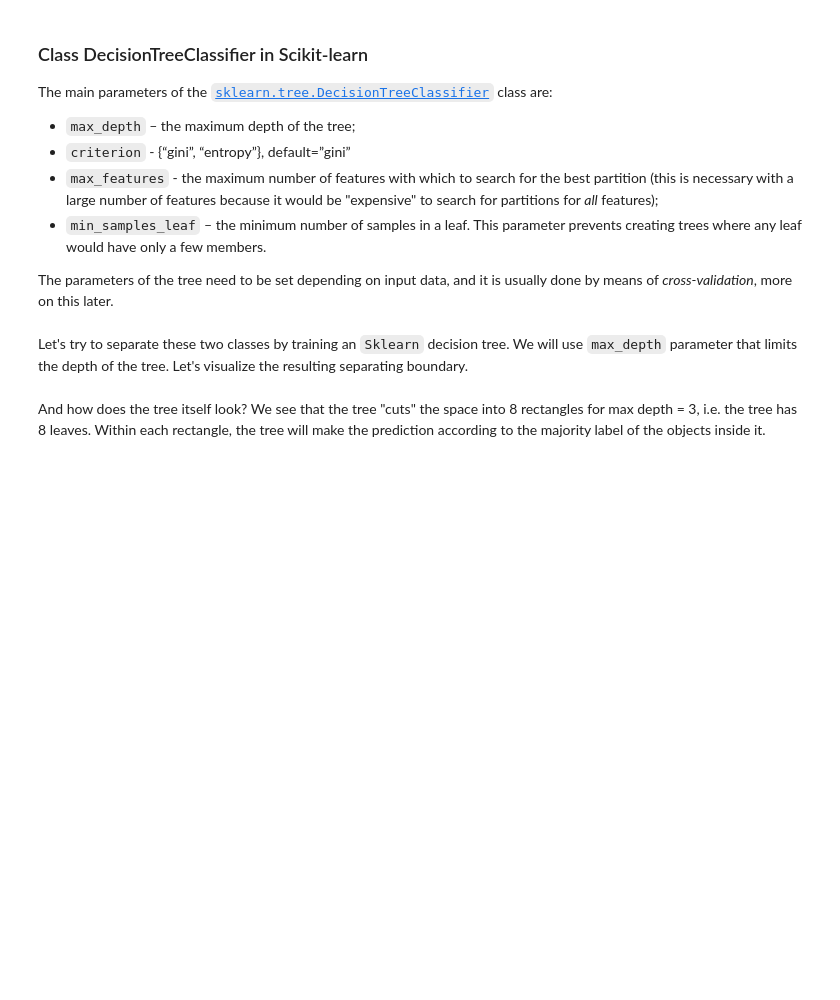
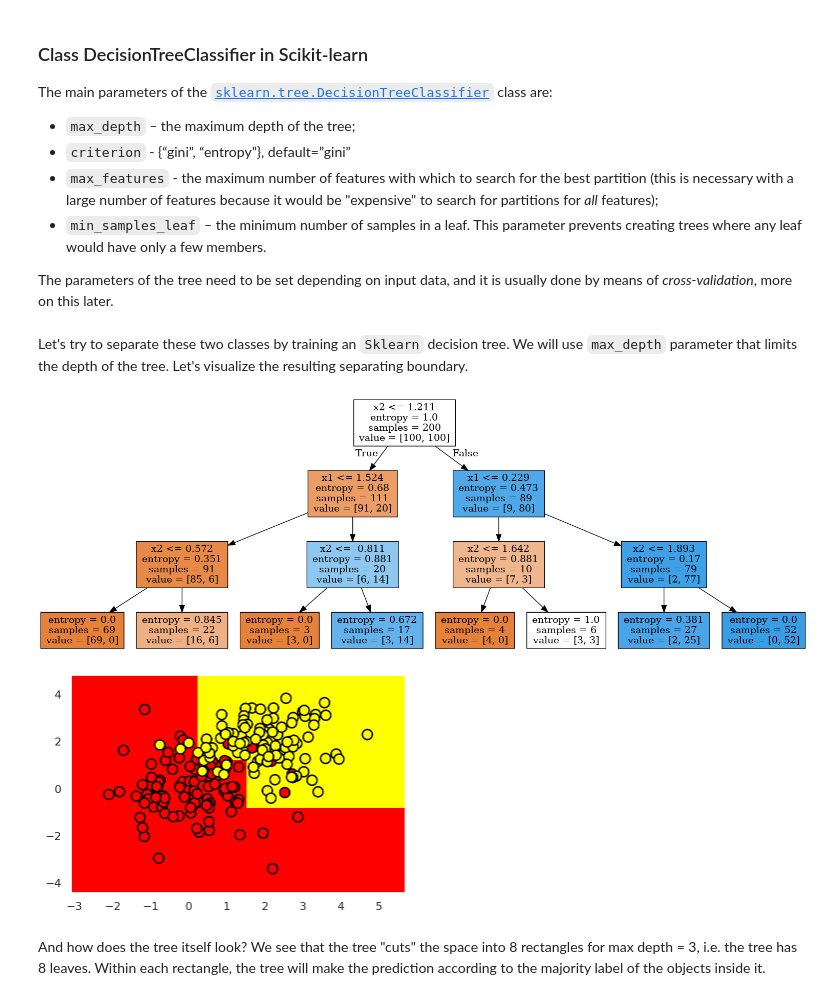
Before and after one commit to ShadySean/5523Project1, a Jupyter notebook: Project1/Project1/Experiment - 2/Decision Trees and kNN.ipynb, the cells around one changed output. Saved outputs shown, nothing was run; the diff lists cells and outputs as text; code cells hidden in the pictures; blank space fills up the shorter version.

```diff
--- a/Project1/Project1/Experiment - 2/Decision Trees and kNN.ipynb
+++ b/Project1/Project1/Experiment - 2/Decision Trees and kNN.ipynb
@@ -144,35 +148,38 @@ def tree_graph_to_png(tree, feature_names, png_file_to_save):
     graph.write_png(png_file_to_save)
 
 
 def get_grid(data):
     x_min, x_max = data[:, 0].min() - 1, data[:, 0].max() + 1
     y_min, y_max = data[:, 1].min() - 1, data[:, 1].max() + 1
     return np.meshgrid(np.arange(x_min, x_max, 0.01), np.arange(y_min, y_max, 0.01))
 
 
 #For Assignment you have to change max_depth parameter and re-run the cell
 
-clf_tree = DecisionTreeClassifier(random_state=17)
+clf_tree = DecisionTreeClassifier(criterion= 'entropy',max_depth = 3,random_state=17)
 # clf_tree = DecisionTreeClassifier(criterion='entropy',max_depth= 3, random_state=17)
 
 # training the tree
 clf_tree.fit(train_data, train_labels)
 
 # some code to depict separating surface
 xx, yy = get_grid(train_data)
 predicted = clf_tree.predict(np.c_[xx.ravel(),
                                    yy.ravel()]).reshape(xx.shape)
 plt.pcolormesh(xx, yy, predicted, cmap='autumn')
 plt.scatter(train_data[:, 0], train_data[:, 1], c=train_labels, s=100,
-            cmap='autumn', edgecolors='black', linewidth=1.5);
+    cmap='autumn', edgecolors='black', linewidth=1.5);
 
 
 tree_graph_to_png(tree=clf_tree, feature_names=['x1', 'x2'], png_file_to_save='topic3_decision_tree1.png')
 
 from IPython.display import Image
 from IPython.core.display import HTML
 PATH = "topic3_decision_tree1.png"
 Image(filename = PATH , width=900, height=600)
+# %% [output]
+[figure, added]
+[figure, added]
 # %% [markdown]
 And how does the tree itself look? We see that the tree "cuts" the space into 8 rectangles for max depth = 3, i.e. the tree has 8 leaves. Within each rectangle, the tree will make the prediction according to the majority label of the objects inside it.
 # %% [markdown]
```
Also changed, not shown: parts of 5 cells of this notebook, 3 other files.
